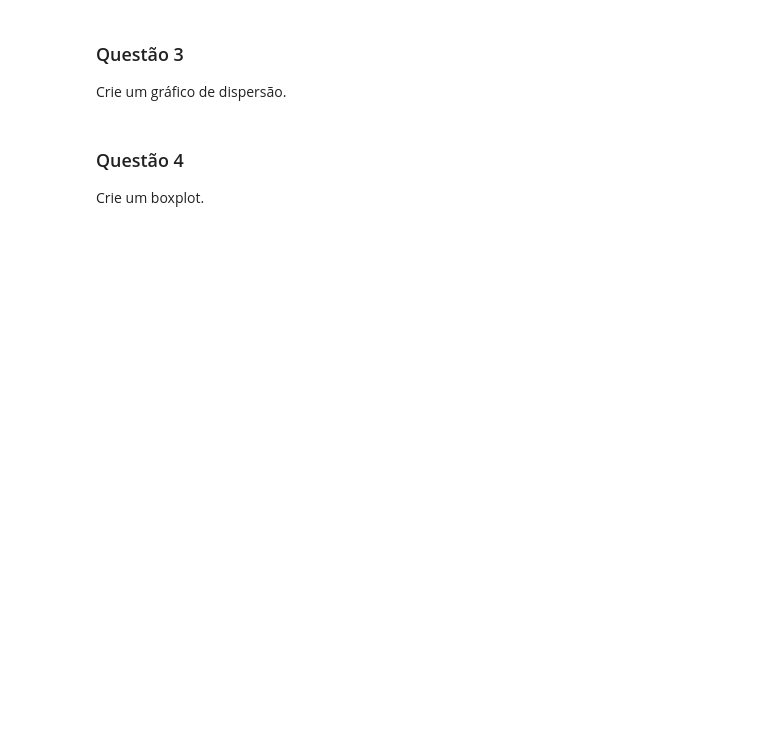
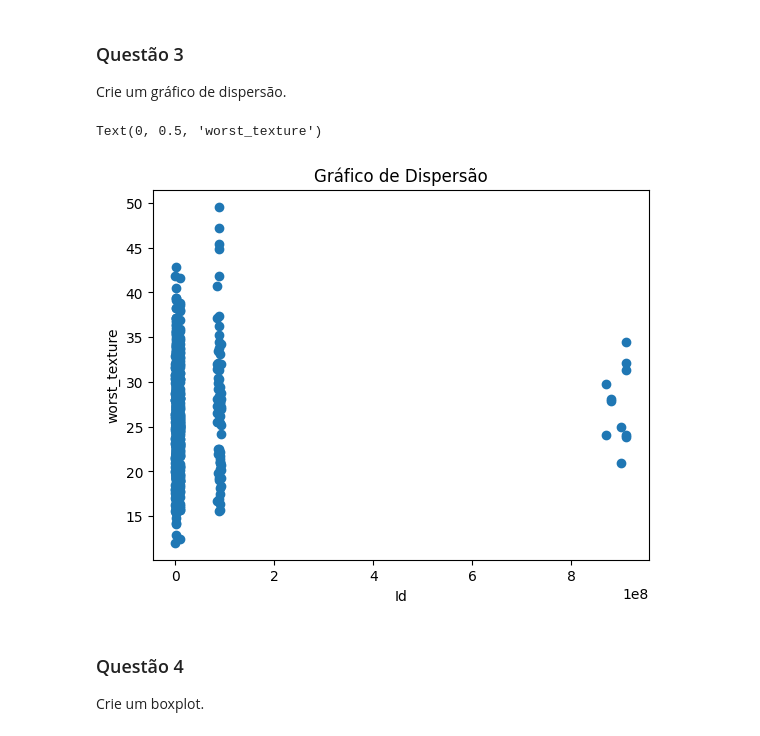
Before and after one commit to michaelmergulhao516-spec/Atividade-aula-15-MAX, a Jupyter notebook: lista_exercicios_pandas.ipynb, the cells around one changed output. Saved outputs shown, nothing was run; the diff lists cells and outputs as text; code cells hidden in the pictures; blank space fills up the shorter version.

```diff
--- a/lista_exercicios_pandas.ipynb
+++ b/lista_exercicios_pandas.ipynb
@@ -193,7 +628,14 @@ Crie um histograma.
 
 Crie um gráfico de dispersão.
 # %%
-# Sua resposta aqui
+plt.scatter(df["id"], df["worst_texture"])
+
+plt.title("Gráfico de Dispersão")
+plt.xlabel("Id")
+plt.ylabel("worst_texture")
+# %% [output]
+Text(0, 0.5, 'worst_texture')
+[figure, added]
 # %% [markdown]
 ### Questão 4
 
```
Also changed, not shown: parts of 31 cells of this notebook, 1 other file.
